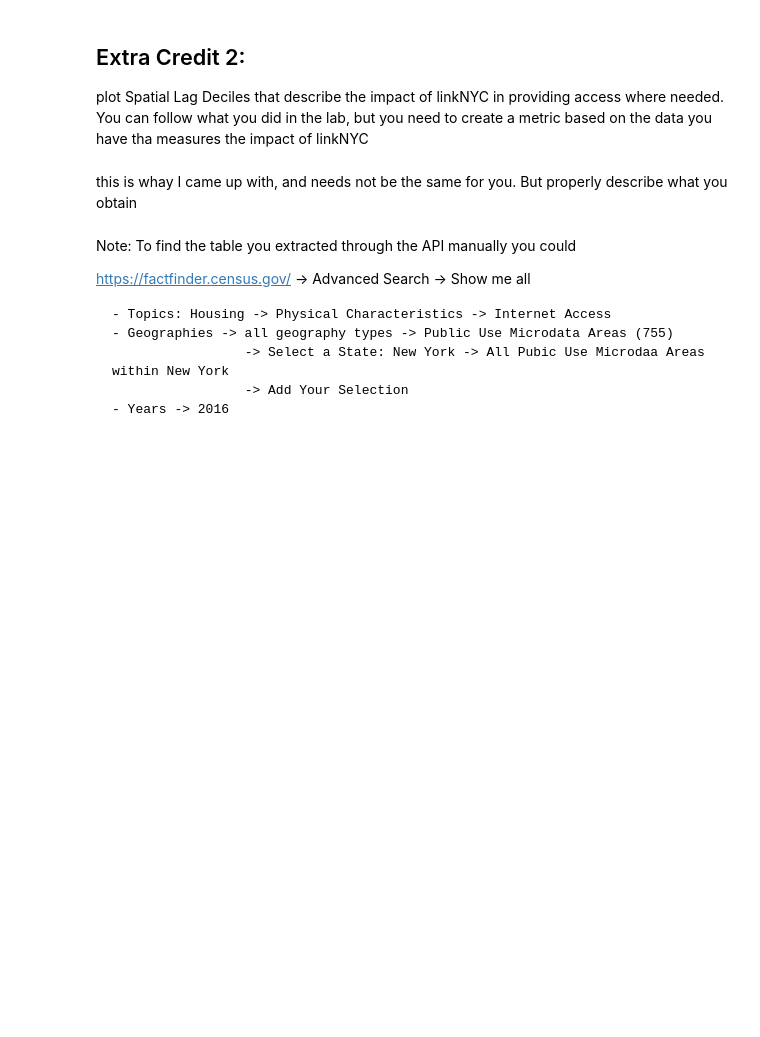
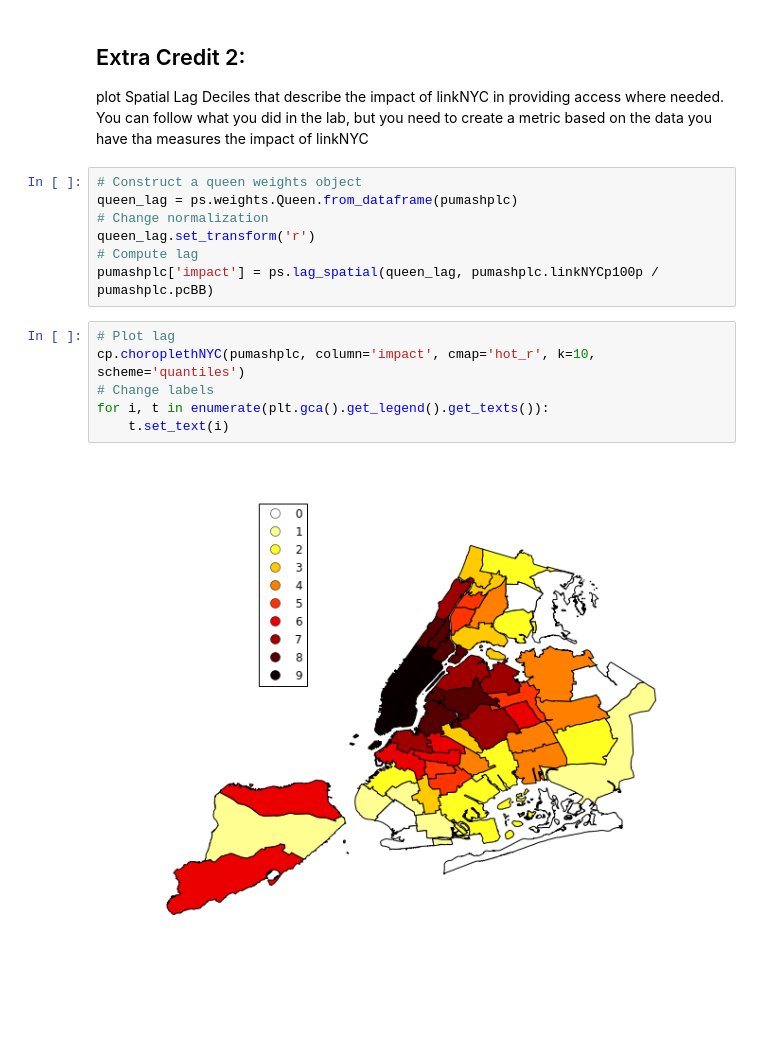
Before and after one commit to beasteers/PUI2017_bs3639, a Jupyter notebook: HW9_bs3639/Assignment 2_bs3639.ipynb, the cells around one changed output. Saved outputs shown, nothing was run; the diff lists cells and outputs as text; blank space fills up the shorter version.

```diff
--- a/HW9_bs3639/Assignment 2_bs3639.ipynb
+++ b/HW9_bs3639/Assignment 2_bs3639.ipynb
@@ -551,16 +550,18 @@ linkNYC.plot('date_link_', ax=ax, cmap='Reds');
 # %% [markdown]
 ## Extra Credit 2:
 plot Spatial Lag Deciles that describe the impact of linkNYC in providing access where needed. You can follow what you did in the lab, but you need to create a metric based on the data you have tha measures the impact of linkNYC
-# %% [markdown]
-this is whay I came up with, and needs not be the same for you. But properly describe what you obtain
-# %% [markdown]
-
-Note: To find the table you extracted through the API manually you could
-
-https://factfinder.census.gov/ -> Advanced Search -> Show me all
-
-    - Topics: Housing -> Physical Characteristics -> Internet Access
-    - Geographies -> all geography types -> Public Use Microdata Areas (755)
-                     -> Select a State: New York -> All Pubic Use Microdaa Areas within New York
-                     -> Add Your Selection
-    - Years -> 2016
+# %%
+# Construct a queen weights object
+queen_lag = ps.weights.Queen.from_dataframe(pumashplc)
+# Change normalization
+queen_lag.set_transform('r')
+# Compute lag
+pumashplc['impact'] = ps.lag_spatial(queen_lag, pumashplc.linkNYCp100p / pumashplc.pcBB)
+# %%
+# Plot lag
+cp.choroplethNYC(pumashplc, column='impact', cmap='hot_r', k=10, scheme='quantiles')
+# Change labels
+for i, t in enumerate(plt.gca().get_legend().get_texts()):
+    t.set_text(i)
+# %% [output]
+[figure, added]
```
Also changed, not shown: parts of 13 cells of this notebook, 1 other file.
